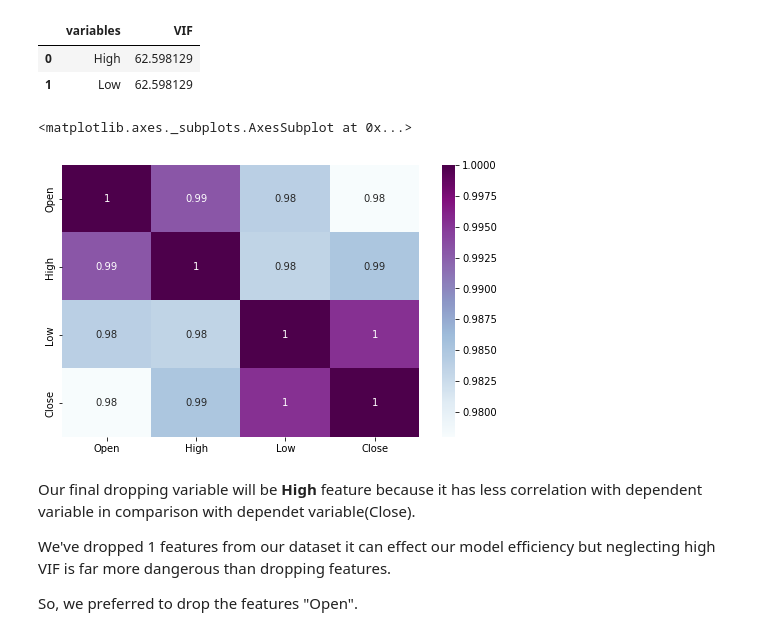
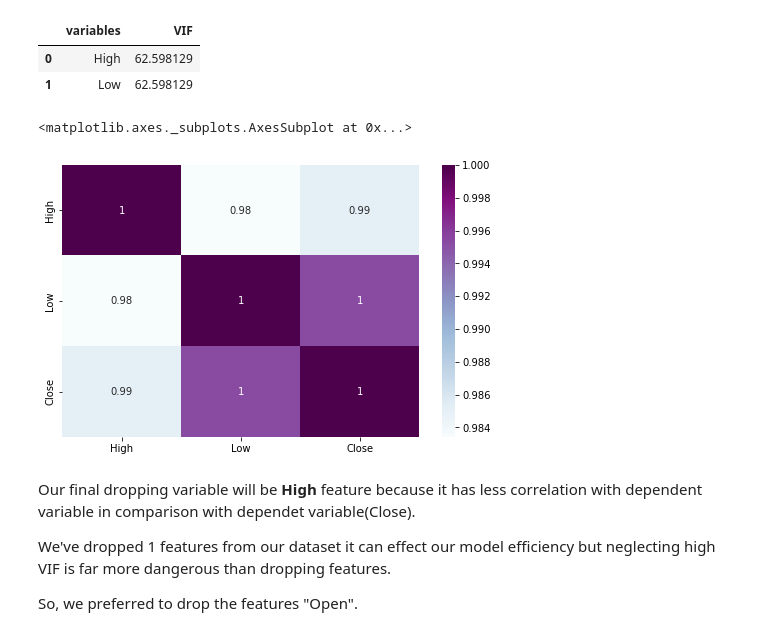
Before and after one commit to Mahima2208/YesBank_Stock_Closing_Price_Prediction, a Jupyter notebook: Yes_Bank.ipynb, the cells around one changed output. Cells and saved outputs as stored; diff of their text form; code cells hidden in the pictures.

```diff
--- a/Yes_Bank.ipynb
+++ b/Yes_Bank.ipynb
@@ -412,11 +411,11 @@ calc_vif(df_yesbank[[i for i in df_yesbank.describe().columns if i not in ['Date
 # %%
 # Correlation
 plt.figure(figsize=(8,5))
-correlation = df_yesbank.corr()
+correlation = df_yesbank[['High','Low','Close']].corr()
 sns.heatmap(abs(correlation), annot=True, cmap='BuPu')
 # %% [output]
 <matplotlib.axes._subplots.AxesSubplot at 0x...>
-[figure, old version]
+[figure, new version]
 # %% [markdown]
 Our final dropping variable will be **High** feature because it has less correlation with dependent variable in comparison with dependet variable(Close).
 
```
Also changed, not shown: parts of 5 cells of this notebook.
